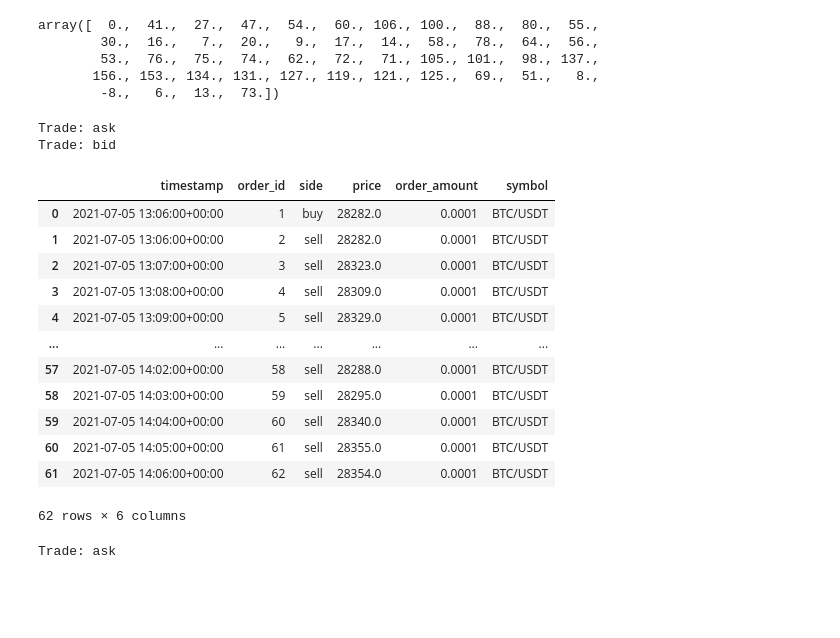
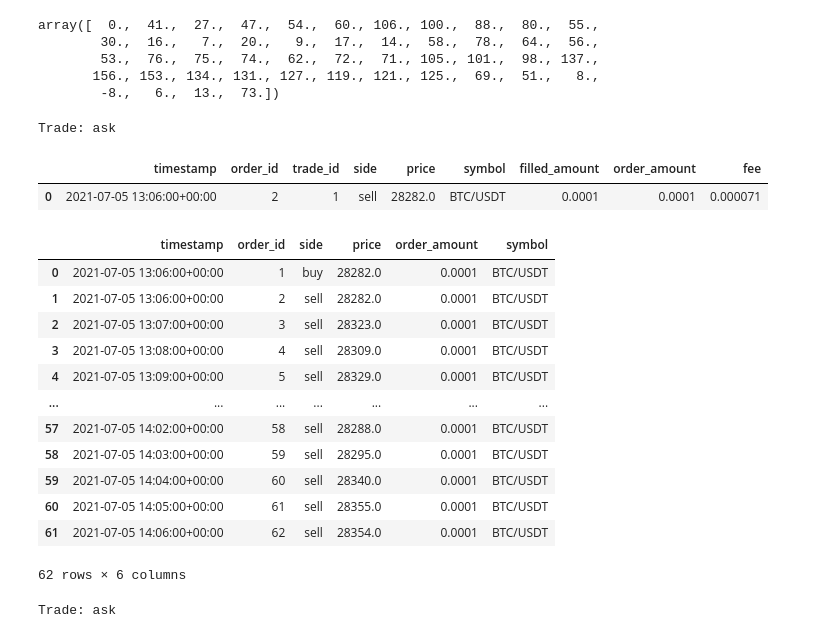
Before and after one commit to waldensanchez/Market-Making-Bot-Sample, a Jupyter notebook: Progress.ipynb, the cells around one changed output. Cells and saved outputs as stored; diff of their text form; code cells hidden in the pictures; blank space fills up the shorter version.

```diff
--- a/Progress.ipynb
+++ b/Progress.ipynb
@@ -131,15 +131,14 @@ def trade_id(col):
 def trade(df, ts, position, trade_id_passed, filled_volume):
 
     i = trade_id('index')
-    position_orders = ('buy' if position == 'bid' else 'sell')
-    traded_price = df_orders[df_orders['side'] == position_orders].iloc[-1]['price']
-    ordered_amount = df_orders[df_orders['side'] == position_orders].iloc[-1]['order_amount']
+    traded_price = df_orders[df_orders['side'] == position].iloc[-1]['price']
+    ordered_amount = df_orders[df_orders['side'] == position].iloc[-1]['order_amount']
     commision = df_info['commission'].iloc[0]
 
     df_trades.at[i, 'timestamp'] = df['timestamp'].iloc[ts]
-    df_trades.at[i, 'order_id'] = df_orders[df_orders['side'] == position_orders].iloc[-1]['order_id']
+    df_trades.at[i, 'order_id'] = df_orders[df_orders['side'] == position].iloc[-1]['order_id']
     df_trades.at[i, 'trade_id'] = trade_id_passed
-    df_trades.at[i, 'side'] = ('buy' if position == 'bid' else 'sell')
+    df_trades.at[i, 'side'] = position
     df_trades.at[i, 'price'] = traded_price
     df_trades.at[i, 'symbol'] = 'BTC/USDT'
     df_trades.at[i, 'filled_amount'] = filled_volume
@@ -191,60 +190,66 @@ order_placement(df = df_bitfinex_tob,
                 order_id_passed = order_id("order_id"))
 order_placement(df = df_bitfinex_tob,
                 ts = 0,
                 position = "sell",
                 order_id_passed = order_id("order_id"))
 
+filled = []
+
 for iteration in range(1,len(df_bitfinex_tob)):
-    for op in ['bid','ask']:
+    for op in ['ask']:
         buy_sell = ('buy' if op == 'bid' else 'sell')
         if len(df_trades[df_trades['side']==buy_sell]) == 0:
             filled_amount = filled_volume(
                 size_variation  = df_bitfinex_tob[op+'_size'].iloc[iteration] - df_bitfinex_tob[op+'_size'].iloc[iteration - 1],
                 price_variation = df_bitfinex_tob[op].iloc[iteration] - df_orders[df_orders['side'] == buy_sell].iloc[-1]['price'],
                 operation = op
                 )
         else:
             filled_amount = filled_volume(
                 size_variation  = df_bitfinex_tob[op+'_size'].iloc[iteration] - df_bitfinex_tob[op+'_size'].iloc[iteration - 1],
                 price_variation = df_bitfinex_tob[op].iloc[iteration] - df_orders[df_orders['side'] == buy_sell].iloc[-1]['price'],
                 operation = op,
                 constant_position_base = df_orders[df_orders['side'] == buy_sell].iloc[-1]['order_amount'] - df_trades[df_trades['side']==buy_sell]['filled_amount'].iloc[-1]
                 )
+        filled.append(filled_amount)
         if filled_amount > 0:
                 print('Trade:',op)
                 trade( df = df_bitfinex_tob,
-                    ts = iteration,
+                    ts = trade_id('index'),
                     position = buy_sell,
                     trade_id_passed = trade_id('trade_id'),
                     filled_volume = filled_amount
                     )
-
-        position_trades = df_trades.copy()
-        position_trades = position_trades[position_trades['side'] == buy_sell]
-
-        if len(position_trades) > 0:
-                if position_trades['filled_amount'].iloc[-1] == position_trades['order_amount'].iloc[-1]:
-                    order_placement(df = df_bitfinex_tob,
-                                    ts = iteration,
-                                    position = op,
-                                    order_id_passed = order_id("order_id"))
-df_orders
+                position_trades = df_trades.copy()
+                position_trades = position_trades[position_trades['side'] == buy_sell]
+                if len(position_trades) > 0:
+                        if position_trades['filled_amount'].iloc[-1] == position_trades['order_amount'].iloc[-1]:
+                            print(position_trades['filled_amount'].iloc[-1])
+                            order_placement(df = df_bitfinex_tob,
+                                            ts = iteration,
+                                            position = op,
+                                            order_id_passed = order_id("order_id"))
+df_trades
 # %% [output]
 Trade: ask
-Trade: bid
-|  | timestamp | order_id | side | price | order_amount | symbol |
-| 0 | 2021-07-05 13:06:00+00:00 | 1 | buy | 28282.0 | 0.0001 | BTC/USDT |
-| 1 | 2021-07-05 13:06:00+00:00 | 2 | sell | 28282.0 | 0.0001 | BTC/USDT |
-| 2 | 2021-07-05 13:07:00+00:00 | 3 | sell | 28323.0 | 0.0001 | BTC/USDT |
-| 3 | 2021-07-05 13:08:00+00:00 | 4 | sell | 28309.0 | 0.0001 | BTC/USDT |
-| 4 | 2021-07-05 13:09:00+00:00 | 5 | sell | 28329.0 | 0.0001 | BTC/USDT |
-| ... | ... | ... | ... | ... | ... | ... |
-| 57 | 2021-07-05 14:02:00+00:00 | 58 | sell | 28288.0 | 0.0001 | BTC/USDT |
-| 58 | 2021-07-05 14:03:00+00:00 | 59 | sell | 28295.0 | 0.0001 | BTC/USDT |
-| 59 | 2021-07-05 14:04:00+00:00 | 60 | sell | 28340.0 | 0.0001 | BTC/USDT |
-| 60 | 2021-07-05 14:05:00+00:00 | 61 | sell | 28355.0 | 0.0001 | BTC/USDT |
-| 61 | 2021-07-05 14:06:00+00:00 | 62 | sell | 28354.0 | 0.0001 | BTC/USDT |
+|  | timestamp | order_id | trade_id | side | price | symbol | filled_amount | order_amount | fee |
+| 0 | 2021-07-05 13:06:00+00:00 | 2 | 1 | sell | 28282.0 | BTC/USDT | 0.0001 | 0.0001 | 0.000071 |
-62 rows × 6 columns
+# %%
+df_orders
+# %% [output]
+|  | timestamp | order_id | side | price | order_amount | symbol |
+| 0 | 2021-07-05 13:06:00+00:00 | 1 | buy | 28282.0 | 0.0001 | BTC/USDT |
+| 1 | 2021-07-05 13:06:00+00:00 | 2 | sell | 28282.0 | 0.0001 | BTC/USDT |
+| 2 | 2021-07-05 13:07:00+00:00 | 3 | sell | 28323.0 | 0.0001 | BTC/USDT |
+| 3 | 2021-07-05 13:08:00+00:00 | 4 | sell | 28309.0 | 0.0001 | BTC/USDT |
+| 4 | 2021-07-05 13:09:00+00:00 | 5 | sell | 28329.0 | 0.0001 | BTC/USDT |
+| ... | ... | ... | ... | ... | ... | ... |
+| 57 | 2021-07-05 14:02:00+00:00 | 58 | sell | 28288.0 | 0.0001 | BTC/USDT |
+| 58 | 2021-07-05 14:03:00+00:00 | 59 | sell | 28295.0 | 0.0001 | BTC/USDT |
+| 59 | 2021-07-05 14:04:00+00:00 | 60 | sell | 28340.0 | 0.0001 | BTC/USDT |
+| 60 | 2021-07-05 14:05:00+00:00 | 61 | sell | 28355.0 | 0.0001 | BTC/USDT |
+| 61 | 2021-07-05 14:06:00+00:00 | 62 | sell | 28354.0 | 0.0001 | BTC/USDT |
+62 rows × 6 columns
 # %%
 #df_info, df_orders, df_trades, df_inventory, df_rebalances = fn.dataframes()
 df_info, df_orders, df_trades, df_inventory, df_rebalances = dataframes()
```
